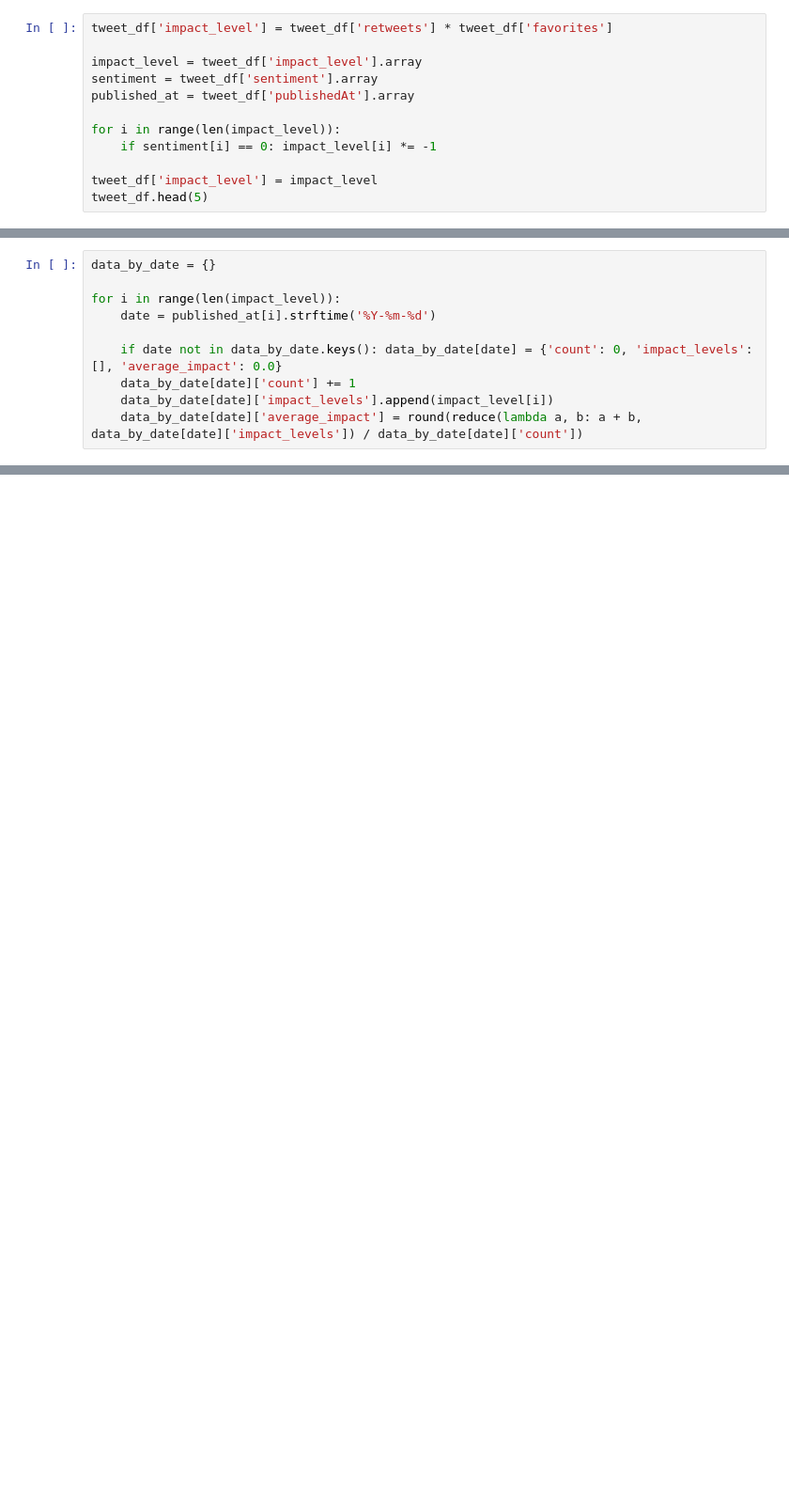
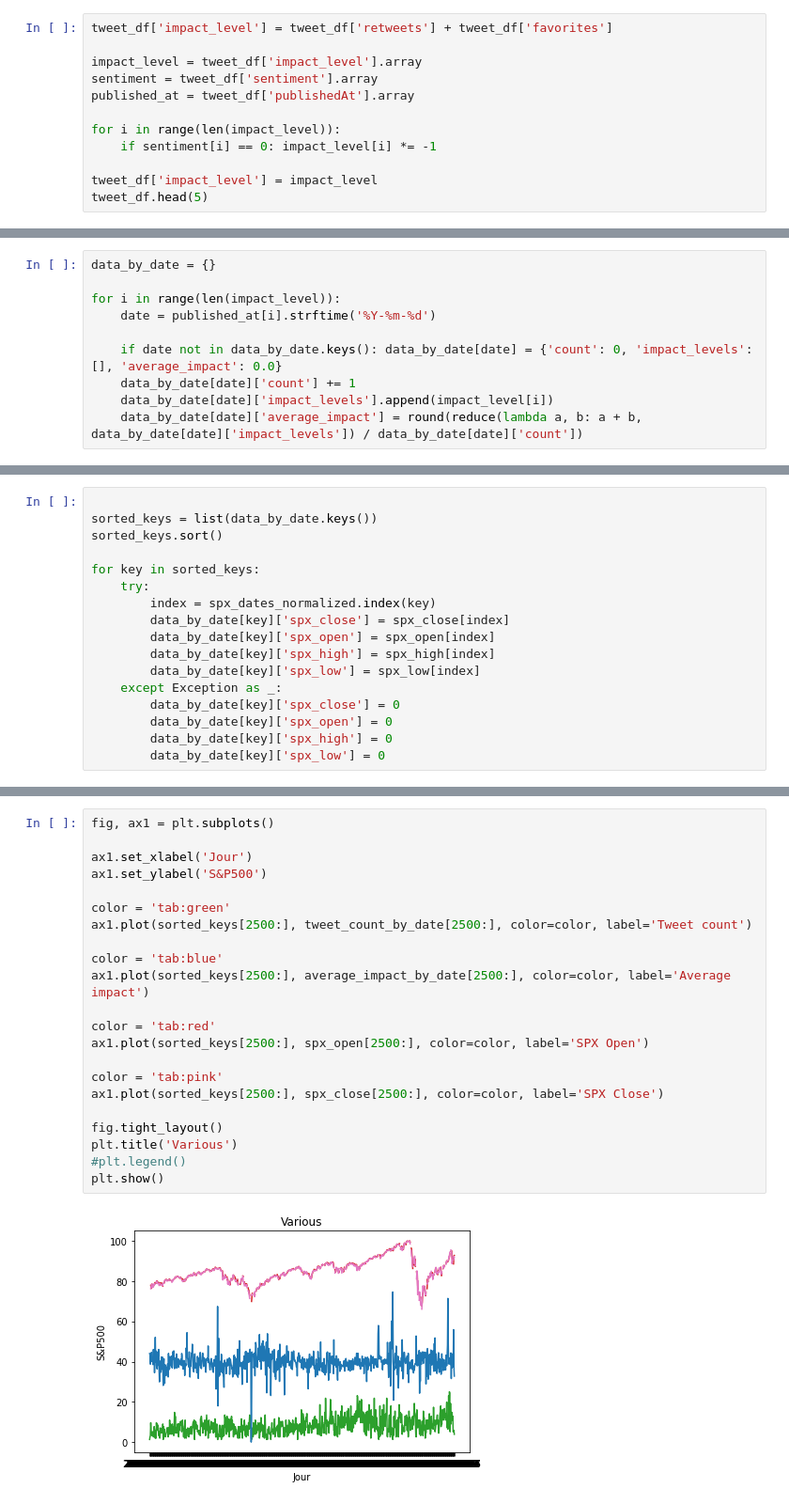
Before and after one commit to ancientwinds/shiny-spoon, a Jupyter notebook: notebooks/tweets_moronic_index.ipynb, the cells around one changed output, grey strips where cells are left out. Shown at 94% size. Cells and saved outputs as stored; diff of their text form; blank space fills up the shorter version.

Commit message:
More data (spx)

```diff
--- a/notebooks/tweets_moronic_index.ipynb
+++ b/notebooks/tweets_moronic_index.ipynb
@@ -31,5 +34,5 @@ spx_df.head(2)
 # %%
-tweet_df['impact_level'] = tweet_df['retweets'] * tweet_df['favorites']
+tweet_df['impact_level'] = tweet_df['retweets'] + tweet_df['favorites']
 
 impact_level = tweet_df['impact_level'].array
 sentiment = tweet_df['sentiment'].array
@@ -72,0 +84,17 @@ insert into public.trump_tweets_daily_stats ("date", average_impact_level, tweet
+# %%
+
+sorted_keys = list(data_by_date.keys())
+sorted_keys.sort()
+
+for key in sorted_keys:
+    try:
+        index = spx_dates_normalized.index(key)
+        data_by_date[key]['spx_close'] = spx_close[index]
+        data_by_date[key]['spx_open'] = spx_open[index]
+        data_by_date[key]['spx_high'] = spx_high[index]
+        data_by_date[key]['spx_low'] = spx_low[index]
+    except Exception as _:
+        data_by_date[key]['spx_close'] = 0
+        data_by_date[key]['spx_open'] = 0
+        data_by_date[key]['spx_high'] = 0
+        data_by_date[key]['spx_low'] = 0
@@ -72,0 +167,24 @@ insert into public.trump_tweets_daily_stats ("date", average_impact_level, tweet
+# %%
+fig, ax1 = plt.subplots()
+
+ax1.set_xlabel('Jour')
+ax1.set_ylabel('S&P500')
+
+color = 'tab:green'
+ax1.plot(sorted_keys[2500:], tweet_count_by_date[2500:], color=color, label='Tweet count')
+
+color = 'tab:blue'
+ax1.plot(sorted_keys[2500:], average_impact_by_date[2500:], color=color, label='Average impact')
+
+color = 'tab:red'
+ax1.plot(sorted_keys[2500:], spx_open[2500:], color=color, label='SPX Open')
+
+color = 'tab:pink'
+ax1.plot(sorted_keys[2500:], spx_close[2500:], color=color, label='SPX Close')
+
+fig.tight_layout()
+plt.title('Various')
+#plt.legend()
+plt.show()
+# %% [output]
+[figure, added]
```
Also changed, not shown: parts of 8 cells of this notebook, 9 other files.
